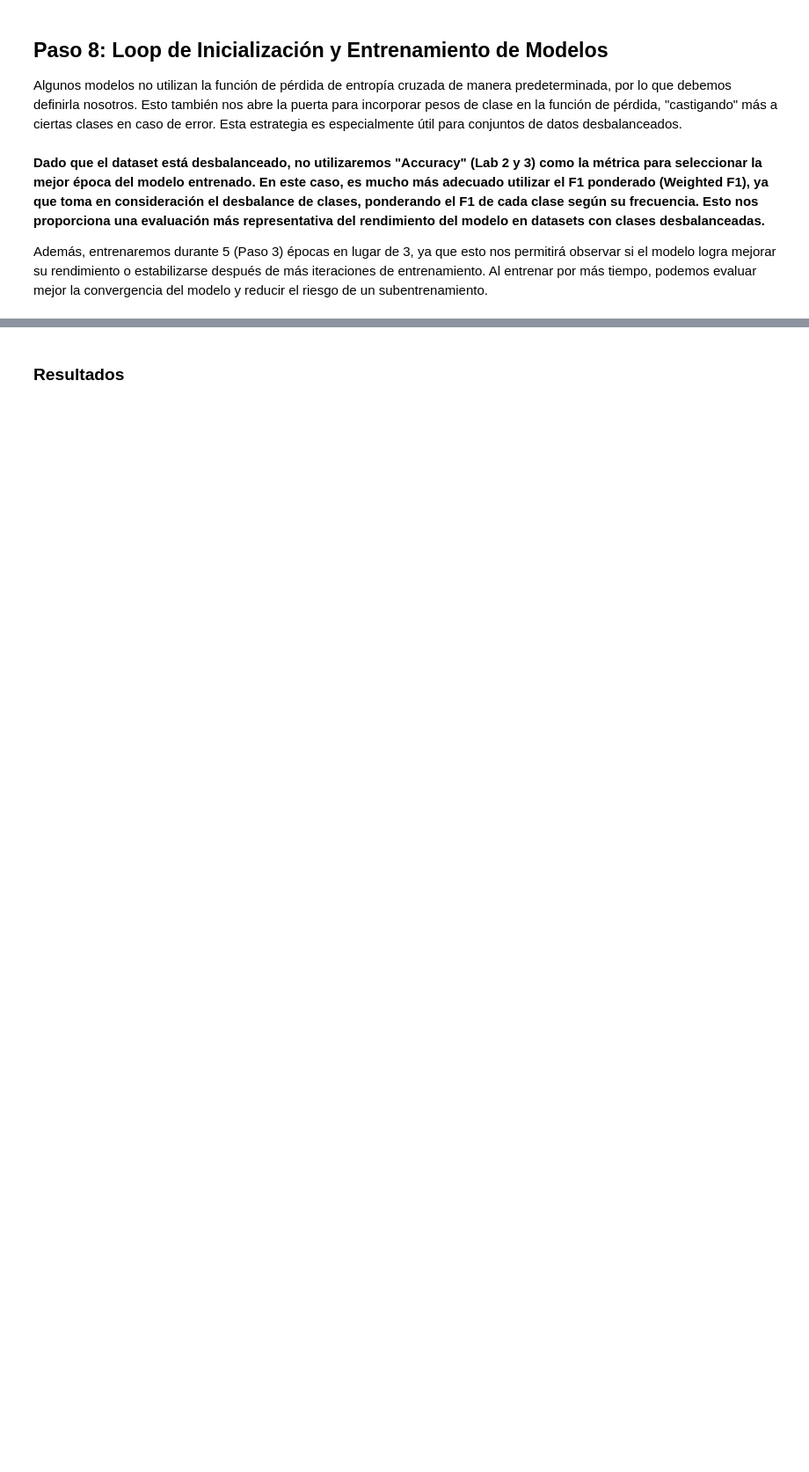
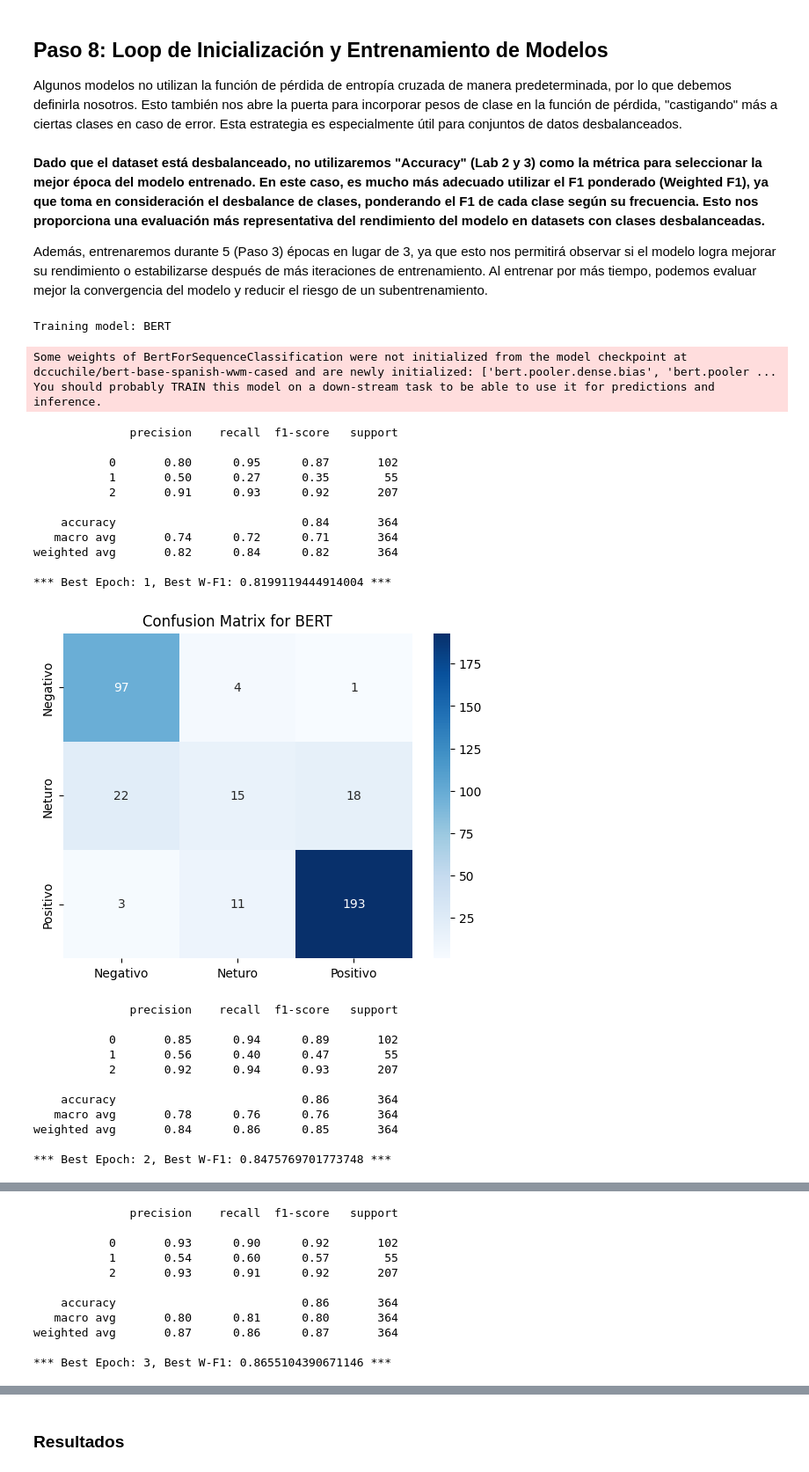
Before and after one commit to jmcaussade/analitica-textual-con-machine-learning-tarea4, a Jupyter notebook: Oficial_Lab_04.ipynb, the cells around one changed output, grey strips where cells are left out. Shown at 88% size. Cells and saved outputs as stored; diff of their text form; code cells hidden in the pictures; blank space fills up the shorter version.

```diff
--- a/Oficial_Lab_04.ipynb
+++ b/Oficial_Lab_04.ipynb
@@ -328,8 +328,8 @@ Además, entrenaremos durante 5 (Paso 3) épocas en lugar de 3, ya que esto nos
 loss_fn = nn.CrossEntropyLoss()
 
 final_results_df = pd.DataFrame()
-#save_directory = '/content/drive/My Drive/2024-02/Analitica_textual_con_ML/Tarea4/Models/' #jmcaussade
-save_directory = '/content/drive/My Drive/Universidad/2024-02/Analitica_textual_con_ML/Tarea4/Models/' #asadosx...
+save_directory = '/content/drive/My Drive/2024-02/Analitica_textual_con_ML/Tarea4/Models/' #jmcaussade
+#save_directory = '/content/drive/My Drive/Universidad/2024-02/Analitica_textual_con_ML/Tarea4/Models/' #asadosx...
 
 os.makedirs(save_directory, exist_ok=True)
 
@@ -425,30 +425,57 @@ for model_alias, model_path in tqdm(models1.items()):
             best_epoch = epoch + 1
             best_wf1 = epoch_wf1
             best_report = evaluations_report
             print(f'*** Best Epoch: {best_epoch}, Best W-F1: {best_wf1} ***')
             model.save_pretrained(f'{save_directory}/{model_alias}')
 
         # Confusion matrix plot
         conf_matrix = confusion_matrix(epoch_true_labels, epoch_predicted_labels)
         fig, ax = plt.subplots()
         plt.title(f'Confusion Matrix for {model_alias}')
         sns.heatmap(conf_matrix, annot=True, fmt="d", cmap="Blues",
                     xticklabels={'Negativo': 0, 'Neturo': 1, 'Positivo': 2},
                     yticklabels={'Negativo': 0, 'Neturo': 1, 'Positivo': 2})
         plt.show()
 
     # Append results for the current model to the DataFrame
     transformer_results_df = pd.DataFrame(best_report).T
     transformer_results_df['model'] = model_alias
     transformer_results_df['best_epoch'] = best_epoch
     transformer_results_df = transformer_results_df.drop(columns=['support'])
     transformer_results_df = transformer_results_df.reset_index()
     transformer_results_df.rename(columns={'index': 'class'}, inplace=True)
 
     final_results_df = pd.concat([final_results_df, transformer_results_df], ignore_index=True)
     final_results_csv_path = os.path.join(save_directory, f'final_results_{model_alias}.csv')
     final_results_df.to_csv(final_results_csv_path, index=False)
 
     # Clear GPU memory after each model is trained and validated
     del model
     torch.cuda.empty_cache()  # Free up memory on the GPU
+# %% [output]
+Training model: BERT
+Some weights of BertForSequenceClassification were not initialized from the model checkpoint at dccuchile/bert-base-spanish-wwm-cased and are newly initialized: ['bert.pooler.dense.bias', 'bert.pooler ...
+You should probably TRAIN this model on a down-stream task to be able to use it for predictions and inference.
+              precision    recall  f1-score   support
+
+           0       0.80      0.95      0.87       102
+           1       0.50      0.27      0.35        55
+           2       0.91      0.93      0.92       207
+
+    accuracy                           0.84       364
+   macro avg       0.74      0.72      0.71       364
+weighted avg       0.82      0.84      0.82       364
+
+*** Best Epoch: 1, Best W-F1: 0.8199119444914004 ***
+[figure, added]
+              precision    recall  f1-score   support
+
+           0       0.85      0.94      0.89       102
+           1       0.56      0.40      0.47        55
+           2       0.92      0.94      0.93       207
+
+    accuracy                           0.86       364
+   macro avg       0.78      0.76      0.76       364
+weighted avg       0.84      0.86      0.85       364
+
+*** Best Epoch: 2, Best W-F1: 0.8475769701773748 ***
@@ -454,0 +483,11 @@ for model_alias, model_path in tqdm(models1.items()):
+              precision    recall  f1-score   support
+
+           0       0.93      0.90      0.92       102
+           1       0.54      0.60      0.57        55
+           2       0.93      0.91      0.92       207
+
+    accuracy                           0.86       364
+   macro avg       0.80      0.81      0.80       364
+weighted avg       0.87      0.86      0.87       364
+
+*** Best Epoch: 3, Best W-F1: 0.8655104390671146 ***
```
Also changed, not shown: parts of 6 cells of this notebook.
